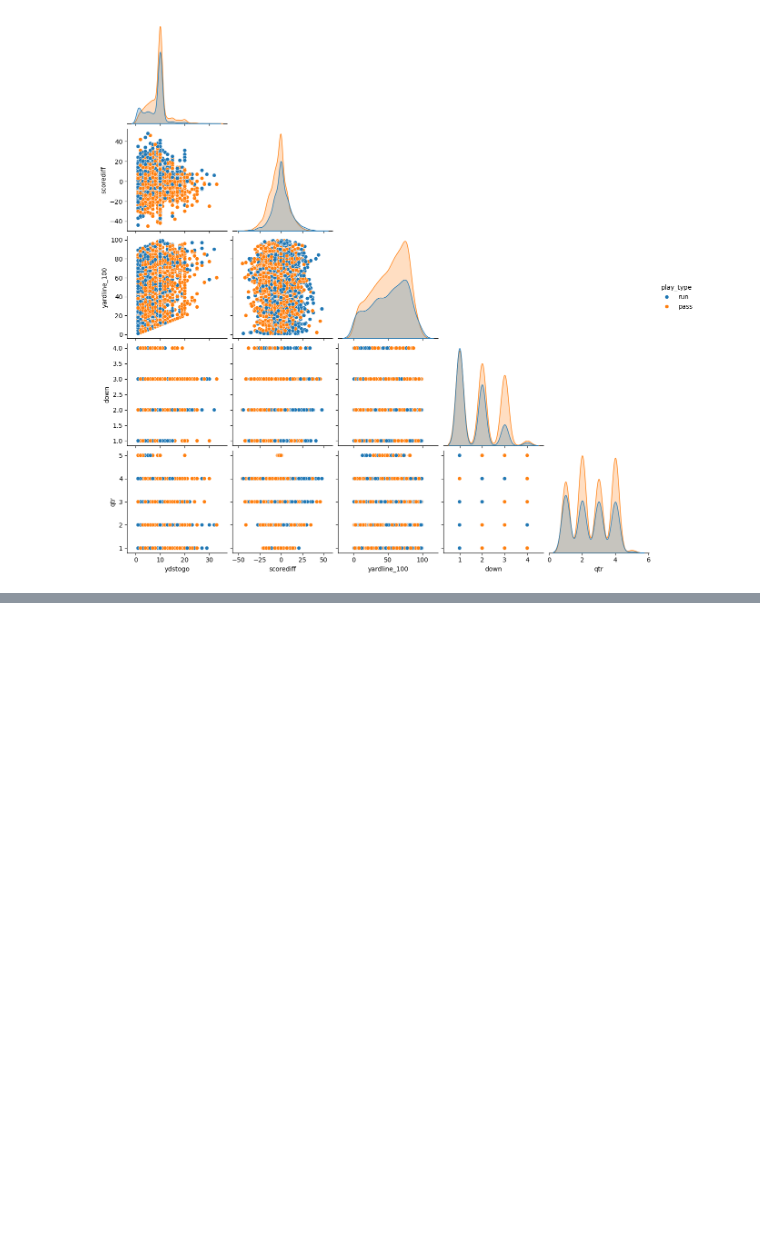
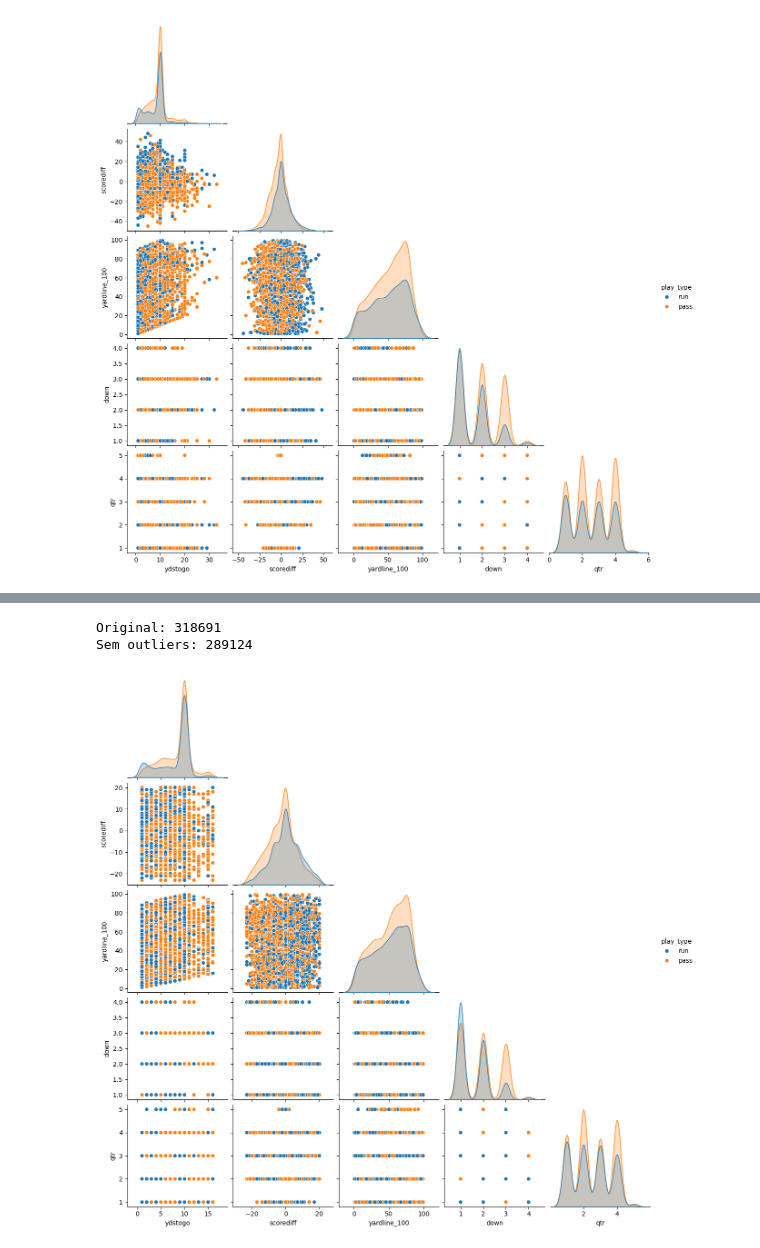
Before and after one commit to EduardoHaagP/IC---ScoutFA, a Jupyter notebook: notebook/AnaliseDosDados/analise.ipynb, the cells around one changed output, grey strips where cells are left out. Cells and saved outputs as stored; diff of their text form; code cells hidden in the pictures; blank space fills up the shorter version.

Commit message:
feat: outliers

```diff
--- a/notebook/AnaliseDosDados/analise.ipynb
+++ b/notebook/AnaliseDosDados/analise.ipynb
@@ -311,0 +337,39 @@ plt.show()
+# %%
+df_sem_outliers = df.copy()
+
+for coluna in NUMERICAS:
+    Q1 = df[coluna].quantile(0.25)
+    Q3 = df[coluna].quantile(0.75)
+    IQR = Q3 - Q1
+
+    limite_inferior = Q1 - 1.5 * IQR
+    limite_superior = Q3 + 1.5 * IQR
+
+    df_sem_outliers = df_sem_outliers[
+        df_sem_outliers[coluna].between(
+            limite_inferior, limite_superior
+        )
+    ]
+
+print("Original:", len(df))
+print("Sem outliers:", len(df_sem_outliers))
+
+
+df_pairplot = df_sem_outliers.sample(
+    n=min(5000, len(df_sem_outliers)),
+    random_state=42
+)
+
+sns.pairplot(
+    data=df_pairplot,
+    vars=colunas_numericas,
+    hue=TARGET,
+    hue_order=CLASSES,
+    corner=True
+)
+
+plt.show()
+# %% [output]
+Original: 318691
+Sem outliers: 289124
+[figure, added]
```
Also changed, not shown: parts of 1 cell of this notebook, 1 other file.
